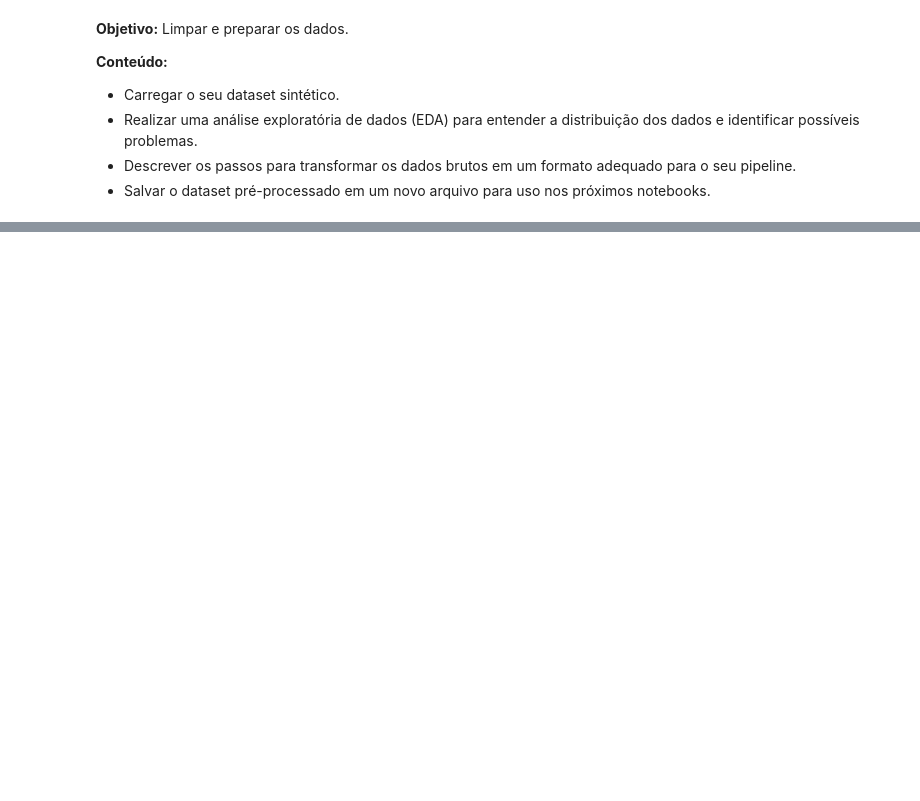
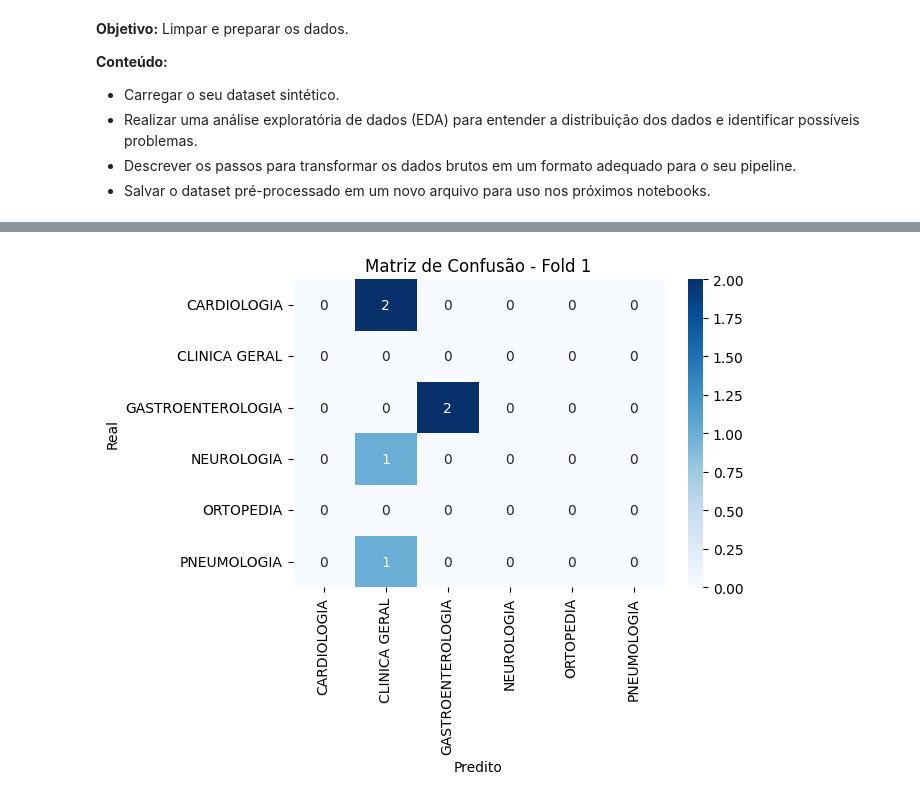
Before and after one commit to gabrielqueeiroz/aps-poc, a Jupyter notebook: notebooks/01-data-preprocessing.ipynb, the cells around one changed output, grey strips where cells are left out. Cells and saved outputs as stored; diff of their text form; code cells hidden in the pictures; blank space fills up the shorter version.

```diff
--- a/notebooks/01-data-preprocessing.ipynb
+++ b/notebooks/01-data-preprocessing.ipynb
@@ -37,4 +26,4 @@ fatal: destination path 'aps-poc' already exists and is not an empty directory.
 # %%
-df = pd.read_csv('data/synthetic_dataset.csv')
+df = pd.read_csv('../data/synthetic_dataset1.csv')
 df.head()
 # %% [output]
@@ -91,0 +140,80 @@ ciap2_ontology = [
+# %%
+class_mapping = {
+    6: "CARDIOLOGIA",
+    45: "PNEUMOLOGIA",
+    18: "GASTROENTEROLOGIA",
+    37: "ORTOPEDIA",
+    31: "NEUROLOGIA",
+    19: "CLINICA GERAL"
+}
+
+df['especialidade_encaminhamento'] = df['especialidade_encaminhamento'].map(class_mapping)
+class_names = [class_mapping[label] for label in sorted(class_mapping.keys())]
+# %%
+from sklearn.model_selection import KFold
+from sklearn.ensemble import RandomForestClassifier
+from sklearn.metrics import accuracy_score, f1_score, recall_score, precision_score, confusion_matrix
+import numpy as np
+import pandas as pd
+import matplotlib.pyplot as plt
+import seaborn as sns
+
+X = df.iloc[:, :-1]
+y = df.iloc[:, -1]
+
+k = 5
+kf = KFold(n_splits=k, shuffle=True, random_state=5)
+model = RandomForestClassifier(random_state=42)
+
+acc_score = []
+f1_score_ = []
+recall_score_ = []
+precision_score_ = []
+confusion_matrices = []
+
+all_labels = sorted(y.unique())
+
+for fold, (train_index, test_index) in enumerate(kf.split(X)):
+    X_train, X_test = X.iloc[train_index, :], X.iloc[test_index, :]
+    y_train, y_test = y.iloc[train_index], y.iloc[test_index]
+
+    model.fit(X_train, y_train)
+    pred_values = model.predict(X_test)
+
+    acc_score.append(accuracy_score(y_test, pred_values))
+    f1_score_.append(f1_score(y_test, pred_values, average='macro', zero_division=0))
+    recall_score_.append(recall_score(y_test, pred_values, average='macro', zero_division=0))
+    precision_score_.append(precision_score(y_test, pred_values, average='macro', zero_division=0))
+
+    confusion_matrices.append(confusion_matrix(y_test, pred_values, labels=all_labels))
+
+    print(f"\nMatriz de Confusão do Fold {fold + 1}:")
+    plt.figure(figsize=(6, 4))
+    sns.heatmap(confusion_matrices[-1], annot=True, fmt='d', cmap='Blues',
+                xticklabels=all_labels, yticklabels=all_labels)
+    plt.xlabel('Predito')
+    plt.ylabel('Real')
+    plt.title(f'Matriz de Confusão - Fold {fold + 1}')
+    plt.show()
+
+avg_acc_score = sum(acc_score) / k
+avg_f1_score = sum(f1_score_) / k
+avg_recall_score = sum(recall_score_) / k
+avg_precision_score = sum(precision_score_) / k
+
+print('--- RandomForestClassifier ---')
+print(f'Acurácia Média: {avg_acc_score:.3f}')
+print(f'F1 Score Médio: {avg_f1_score:.3f}')
+print(f'Recall Médio: {avg_recall_score:.3f}')
+print(f'Precisão Média: {avg_precision_score:.3f}')
+
+aggregated_cm = np.sum(confusion_matrices, axis=0)
+print("\nMatriz de Confusão Agregada:")
+plt.figure(figsize=(6, 4))
+sns.heatmap(aggregated_cm, annot=True, fmt='d', cmap='Blues',
+            xticklabels=all_labels, yticklabels=all_labels)
+plt.xlabel('Predito')
+plt.ylabel('Real')
+plt.title('Matriz de Confusão Agregada')
+plt.show()
+# %% [output]
@@ -91,0 +221 @@ ciap2_ontology = [
+[figure, added]
```
Also changed, not shown: parts of 15 cells of this notebook, 1 other file.
